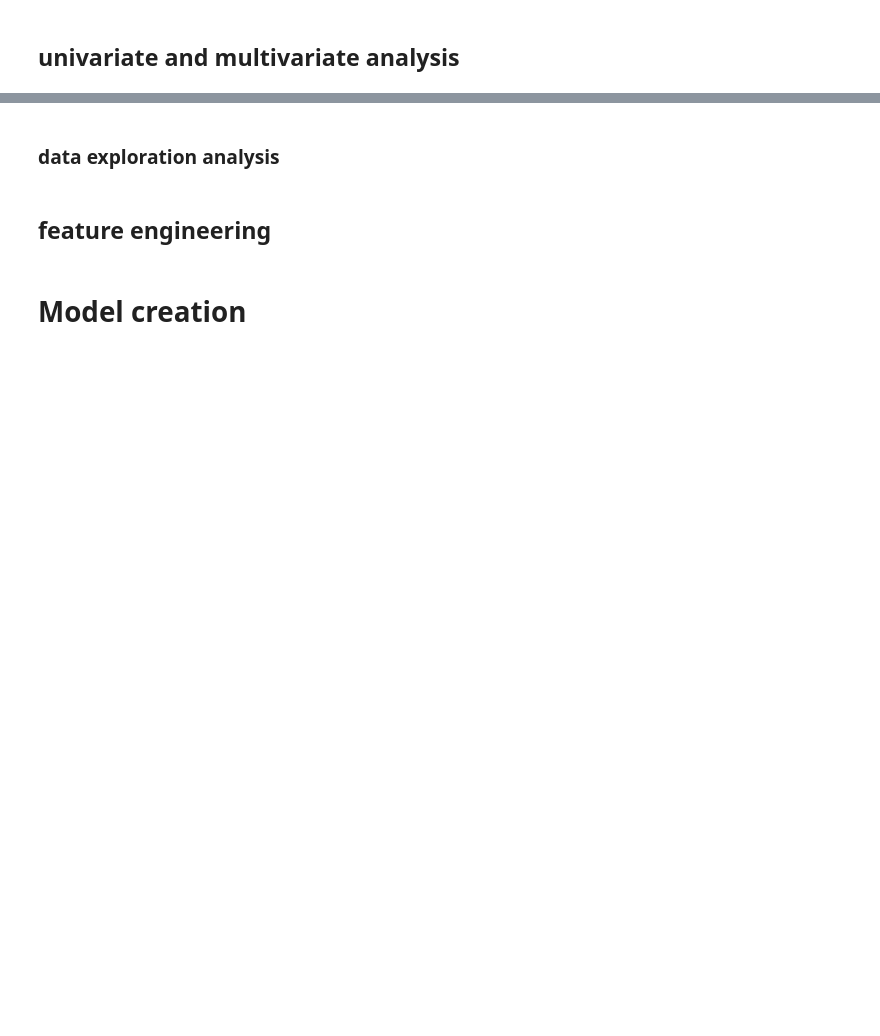
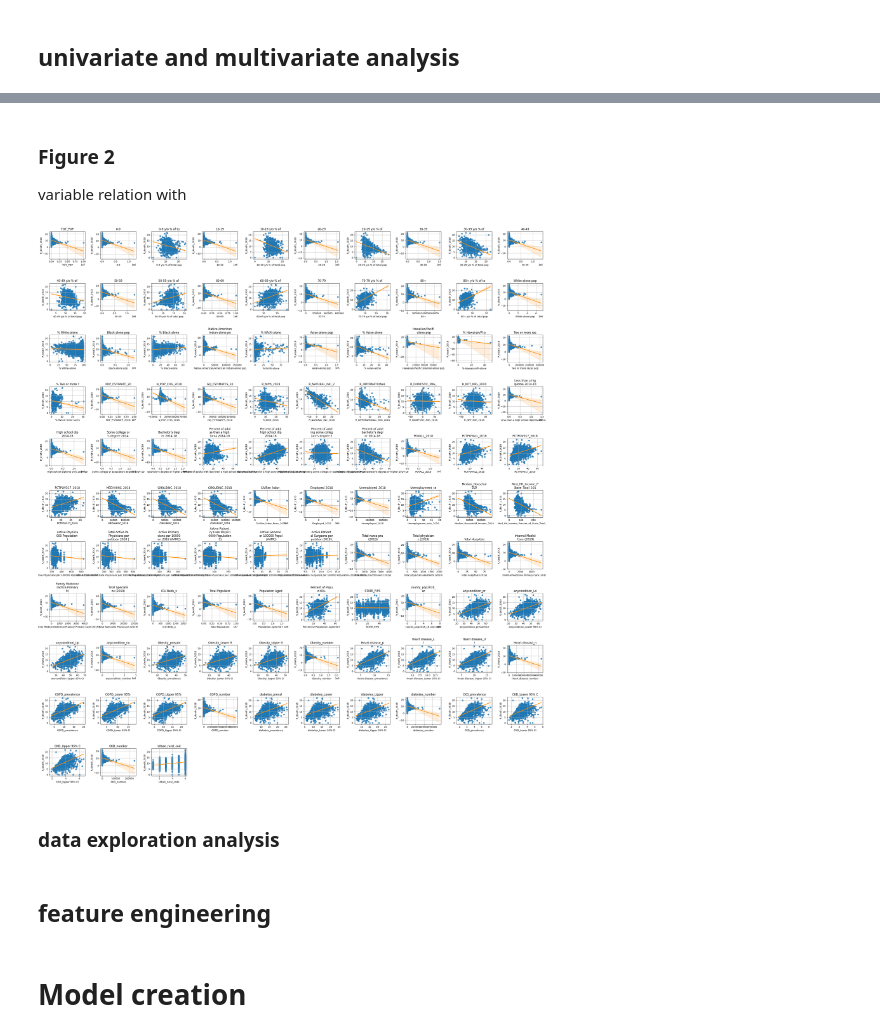
Before and after one commit to ShadekJaramillo/regularized-linear-regression-tutorial, a Jupyter notebook: src/explore.ipynb, the cells around one changed output, grey strips where cells are left out. Drawn from its saved outputs; the diff is of its cells as text; code cells hidden in the pictures; blank space fills up the shorter version.

```diff
--- a/src/explore.ipynb
+++ b/src/explore.ipynb
@@ -199,3 +218,30 @@ plt.show()
+# %% [markdown]
+### Figure 2
+variable relation with
+# %%
+ncols = 10
+nrows = ceil(len(clean_df.columns)/ncols)
+in_size = 3
+
+fig = plt.figure(figsize=(ncols*in_size, nrows*in_size))
+ax: list[Axes]= []
+
+for i, (column, data) in enumerate(clean_df.drop('R_death_2018', axis=1).items()):
+
+    column = '\n'.join(column[i:i+15] for i in range(0, len(column), 25))
+
+    new_axis = fig.add_subplot(nrows, ncols, i+1)
+    ax.append(new_axis)
+
+    ax[i].set_title(f'{column}')
+    # ax[i].scatter(data, clean_df.R_death_2018)
+    sns.regplot(x=data, y=clean_df.R_death_2018, line_kws={'color':'darkorange'}, ax=ax[i])
+    ax[i].grid(True)
+
+plt.tight_layout()
+plt.show()
+# %% [output]
+[figure, added]
 # %% [markdown]
 ### data exploration analysis
 # %% [markdown]
```
Also changed, not shown: parts of 7 cells of this notebook.
